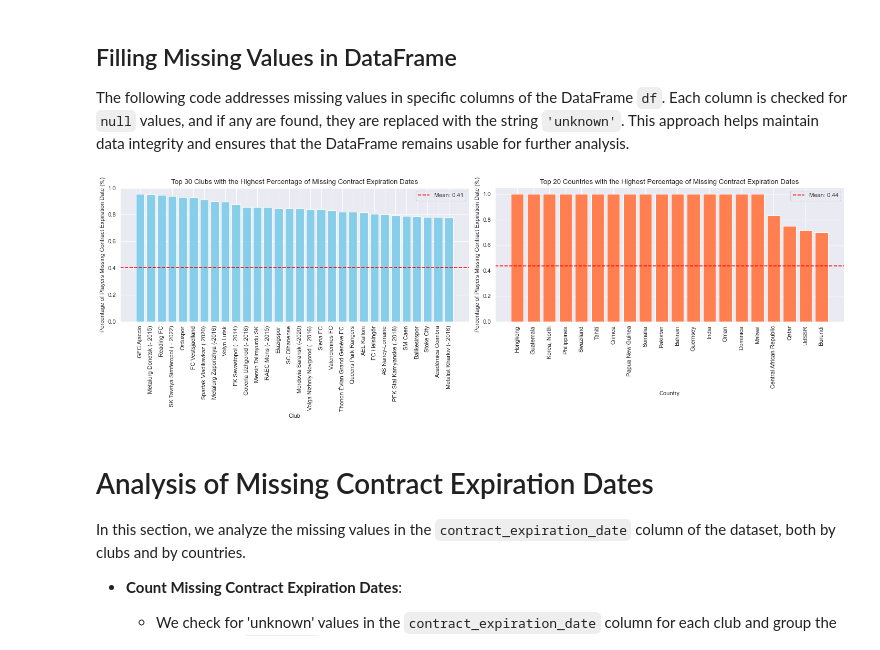
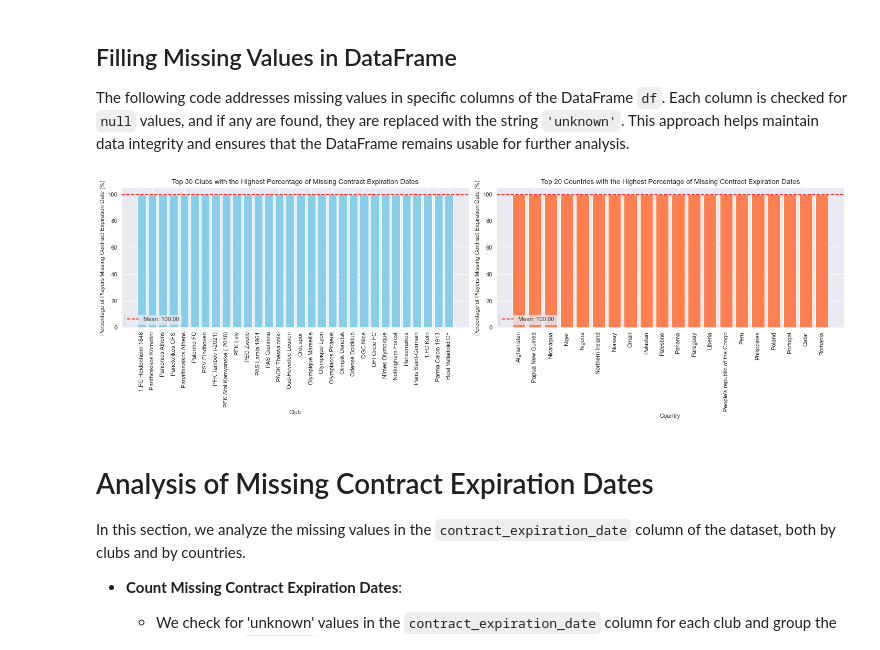
Before and after one commit to B-u-b-y/Jupiter-Notebooks, a Jupyter notebook: notebooks/players.ipynb, the cells around one changed output. Cells and saved outputs as stored; diff of their text form; code cells hidden in the pictures.

```diff
--- a/notebooks/players.ipynb
+++ b/notebooks/players.ipynb
@@ -79,6 +79,22 @@ df.loc[df['country_of_birth'].isnull(), 'country_of_birth'] = 'unknown'
 df.loc[df['foot'].isnull(), 'foot'] = 'unknown'
 df.loc[df['city_of_birth'].isnull(), 'city_of_birth'] = 'unknown'
 
+#convert the date_of_birth column to datetime
+df['date_of_birth'] = pd.to_datetime(df['date_of_birth'], format='%Y-%m-%d', errors='coerce')
+df['contract_expiration_date'] = pd.to_datetime(df['contract_expiration_date'], format='%Y-%m-%d', errors='coerce')
+
+#converti the market_value_in_eur and highest_market_value_in_eur columns into more readable format
+def format_value(value):
+    if value >= 1_000_000:
+        return f"{value / 1_000_000:.2f}M"
+    elif value >= 1_000:
+        return f"{value / 1_000:.2f}K"
+    else:
+        return str(value)
+
+df['highest_market_value_in_eur'] = df['highest_market_value_in_eur'].apply(format_value)
+df['market_value_in_eur'] = df['market_value_in_eur'].apply(format_value)
+
 # Replace 'unknown' values with NaN, it's done in that way because the type of the column is float, so it will be easier to manage the missing values
 df['market_value_in_eur'] = df['market_value_in_eur'].replace('unknown', pd.NA)
 df['height_in_cm'] = df['height_in_cm'].replace('unknown', pd.NA)
@@ -103,64 +119,65 @@ df
 
 The following code addresses missing values in specific columns of the DataFrame `df`. Each column is checked for `null` values, and if any are found, they are replaced with the string `'unknown'`. This approach helps maintain data integrity and ensures that the DataFrame remains usable for further analysis.
 # %%
+# Create subplots
 fig, axs = plt.subplots(1, 2, figsize=(18, 6), dpi=80)
 
-#check for unknown values in the column contract_expiration_date for each club
-missing_contract_club = df[df['contract_expiration_date'] == 'unknown'].groupby('current_club_name').size()
+# Check for missing values in the 'contract_expiration_date' column for each club
+missing_contract_club = df[df['contract_expiration_date'].isna()].groupby('current_club_name').size()
 
-#counting the total number of players for each club
+# Counting the total number of players for each club
 total_players_per_club = df.groupby('current_club_name').size()
 
-#calculate the percentage of missing contract expiration dates for each club
-percentage_missing = (missing_contract_club / total_players_per_club).sort_values(ascending=False)
+# Calculate the percentage of missing contract expiration dates for each club
+percentage_missing = (missing_contract_club / total_players_per_club * 100).sort_values(ascending=False)
 
-#considering only clubs with missing values > 0%
+# Considering only clubs with missing values > 0%
 percentage_missing = percentage_missing[percentage_missing > 0]
-most_missing_clubs = percentage_missing.head(30)    #considering only the top 30 clubs
+most_missing_clubs = percentage_missing.head(30)  # Considering only the top 30 clubs
 
-#Operations about the plot
+# Plotting for clubs
 axs[0].bar(most_missing_clubs.index, most_missing_clubs.values, color='skyblue')
 axs[0].set_title('Top 30 Clubs with the Highest Percentage of Missing Contract Expiration Dates')
 axs[0].set_xlabel('Club')
 axs[0].set_ylabel('Percentage of Players Missing Contract Expiration Date (%)')
 axs[0].set_xticks(range(len(most_missing_clubs.index)))
 axs[0].set_xticklabels(most_missing_clubs.index, rotation=90)
 
 mean_missing_contract = percentage_missing.mean()
 axs[0].axhline(y=mean_missing_contract, color='r', linestyle='--', label=f'Mean: {mean_missing_contract:.2f}')
 
 axs[0].legend()
 
-#check for unknown values in the column contract_expiration_date for each country that exists in the dataset
-missing_contract_country = df[df['contract_expiration_date'] == 'unknown'].groupby('country_of_birth').size()
+# Check for missing values in the 'contract_expiration_date' column for each country
+missing_contract_country = df[df['contract_expiration_date'].isna()].groupby('country_of_birth').size()
 
-#count the total number of players for each country
+# Count the total number of players for each country
 total_players_per_country = df.groupby('country_of_birth').size()
 
-#calculate the percentage of missing contract expiration dates for each country
-percentage_missing_country = (missing_contract_country / total_players_per_country).sort_values(ascending=False)
+# Calculate the percentage of missing contract expiration dates for each country
+percentage_missing_country = (missing_contract_country / total_players_per_country * 100).sort_values(ascending=False)
 
-#create a subset of countries with missing values > 0%
+# Create a subset of countries with missing values > 0%
 percentage_missing_country = percentage_missing_country[percentage_missing_country > 0]
-most_missing_countries = percentage_missing_country.head(20)    #considering only the top 20 countries
+most_missing_countries = percentage_missing_country.head(20)  # Considering only the top 20 countries
 
-#Operations about the plot
+# Plotting for countries
 axs[1].bar(most_missing_countries.index, most_missing_countries.values, color='coral')
 axs[1].set_title('Top 20 Countries with the Highest Percentage of Missing Contract Expiration Dates')
 axs[1].set_xlabel('Country')
 axs[1].set_ylabel('Percentage of Players Missing Contract Expiration Date (%)')
 axs[1].set_xticks(range(len(most_missing_countries.index)))
 axs[1].set_xticklabels(most_missing_countries.index, rotation=90)
 
 mean_missing_contract_country = percentage_missing_country.mean()
 axs[1].axhline(y=mean_missing_contract_country, color='r', linestyle='--', label=f'Mean: {mean_missing_contract_country:.2f}')
 
 axs[1].legend()
 
 plt.tight_layout()
 plt.show()
 # %% [output]
-[figure, old version]
+[figure, new version]
 # %% [markdown]
 # Analysis of Missing Contract Expiration Dates
 
```
Also changed, not shown: parts of 2 cells of this notebook.
